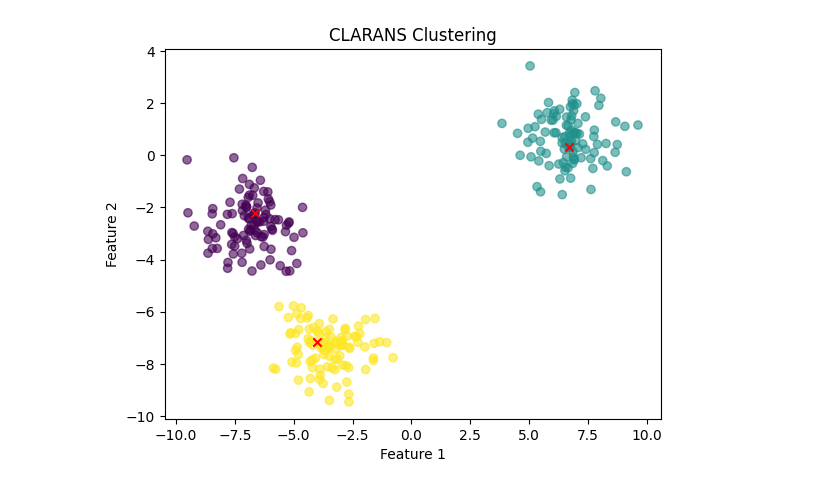
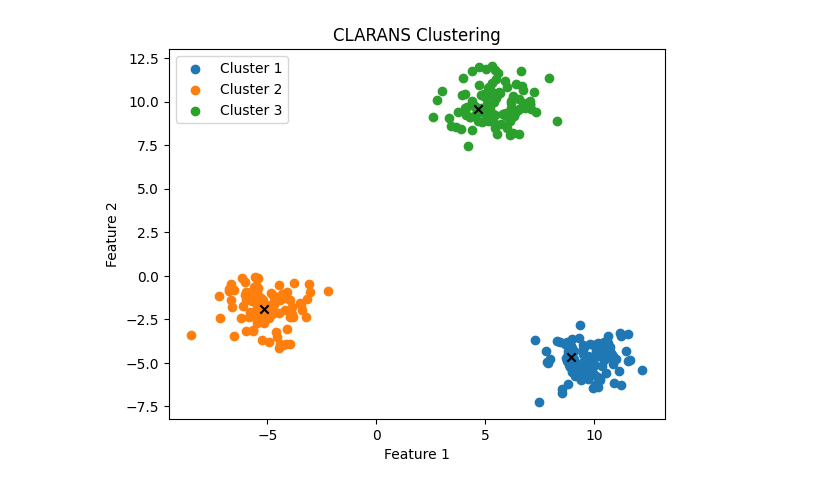
Before and after one commit to mksochota16/CLARANS-clustering, a Jupyter notebook: testing_notebook.ipynb, the cells around one changed output. Cells and saved outputs as stored; diff of their text form; code cells hidden in the pictures.

Commit message:
Update clarans

```diff
--- a/testing_notebook.ipynb
+++ b/testing_notebook.ipynb
@@ -3,7 +3,13 @@ from main import test_clarans
 # %%
-test_clarans(num_clusters = 3,
-             max_neighbors = 10,
-             num_local_minima = 5,
-             num_samples = 300)
+num_clusters: int = 3
+num_local: int = 5
+max_neighbor: int = 10
+num_samples: int = 300
-# %% [output]
-[figure, removed]
+# %%
+data = gen_data(num_samples, num_clusters, num_local, max_neighbor, uniform=False)
+
+medoids = clarans(data, num_clusters, num_local, max_neighbor)
+
+plot_results(data, medoids, num_clusters)
+# %% [output]
+[figure, added]
```
Also changed, not shown: parts of 1 cell of this notebook, 1 other file.
